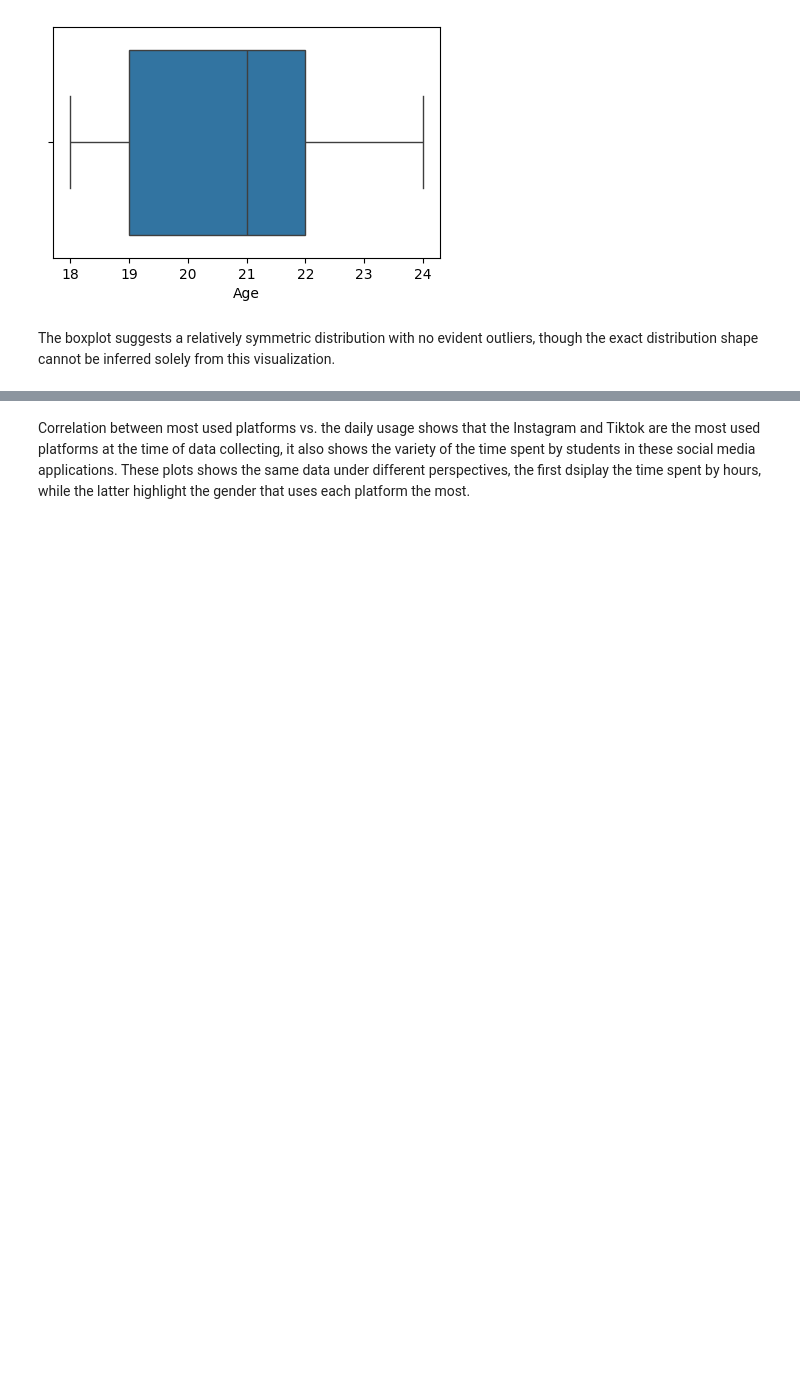
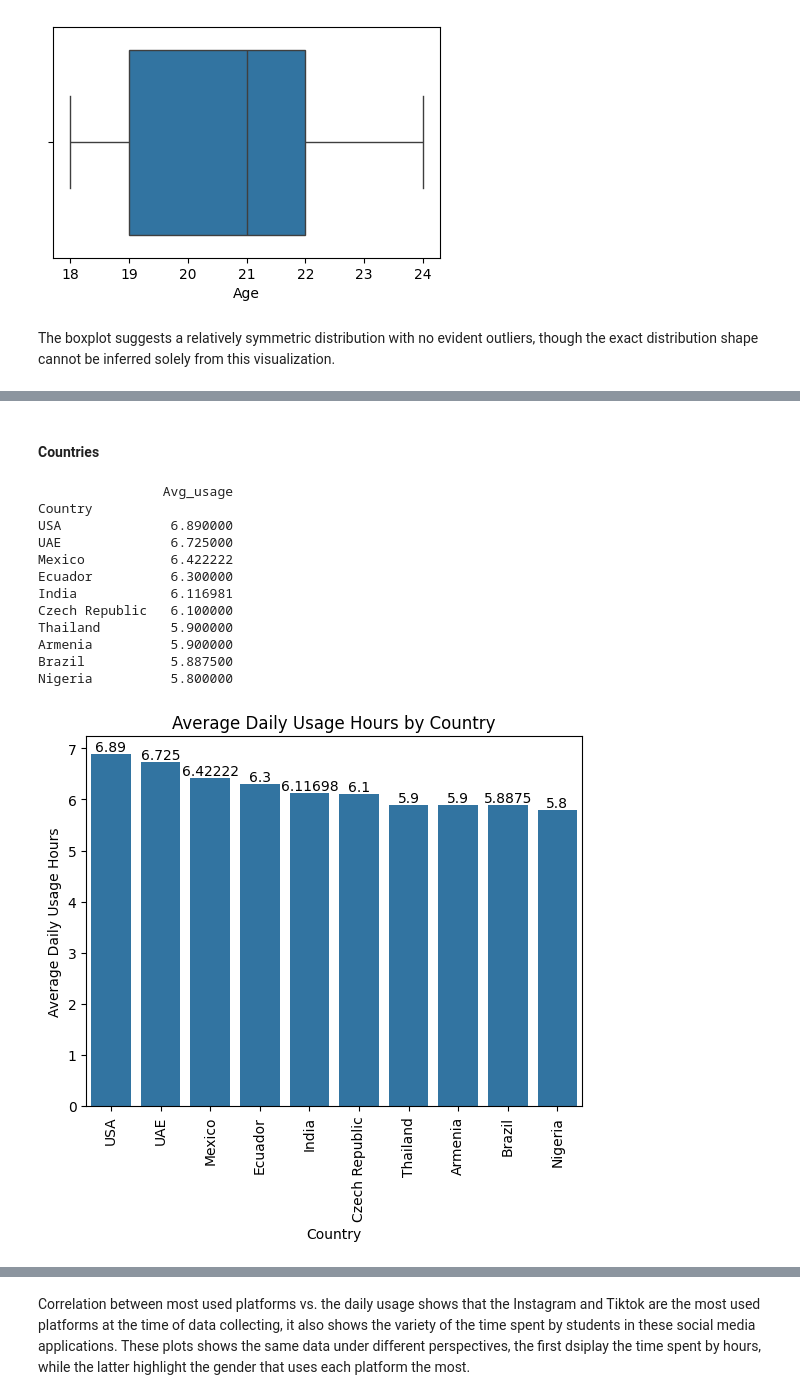
Before and after one commit to Andradev101/pause-student-social-media-addiction-eda, a Jupyter notebook: notebooks/eda.ipynb, the cells around one changed output, grey strips where cells are left out. Saved outputs shown, nothing was run; the diff lists cells and outputs as text; code cells hidden in the pictures; blank space fills up the shorter version.

```diff
--- a/notebooks/eda.ipynb
+++ b/notebooks/eda.ipynb
@@ -227,0 +188,33 @@ plt.show()
+# %% [markdown]
+#### Countries
+# %%
+grouped_df = df.groupby(by="Country").agg(Avg_usage=('Avg_Daily_Usage_Hours', 'mean')).sort_values(by="Avg_usage", ascending=False).head(10)
+print(grouped_df)
+ax = sns.barplot(
+    data=grouped_df,
+    x="Country",
+    y="Avg_usage"
+)
+ax.bar_label(ax.containers[0])
+
+plt.xticks(rotation=90)   # rotate country names so they fit
+plt.xlabel("Country")
+
+plt.ylabel("Average Daily Usage Hours")
+plt.title("Average Daily Usage Hours by Country")
+
+plt.show()
+# %% [output]
+                Avg_usage
+Country
+USA              6.890000
+UAE              6.725000
+Mexico           6.422222
+Ecuador          6.300000
+India            6.116981
+Czech Republic   6.100000
+Thailand         5.900000
+Armenia          5.900000
+Brazil           5.887500
+Nigeria          5.800000
+[figure, added]
```
Also changed, not shown: parts of 21 cells of this notebook, 1 other file.
